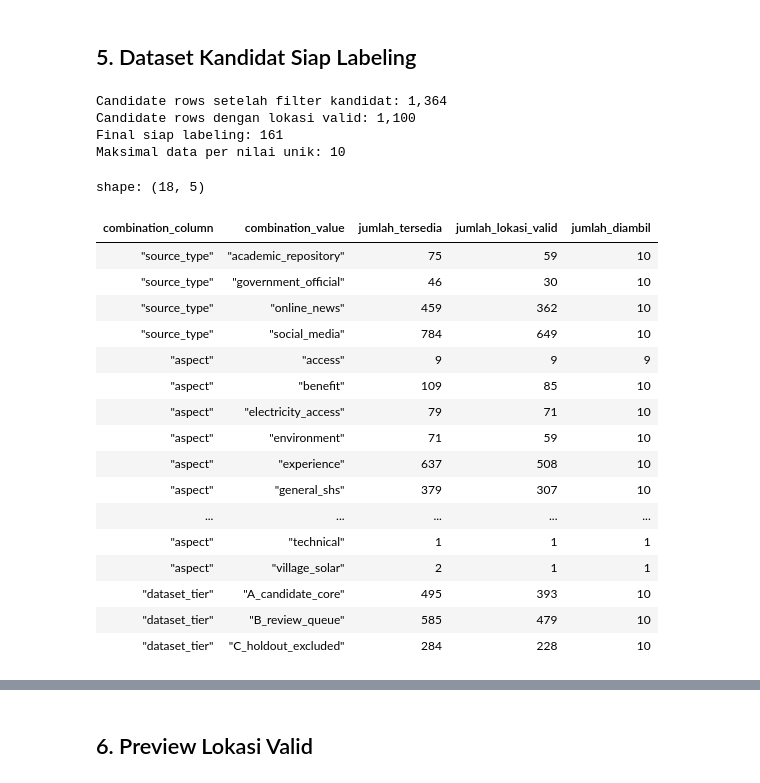
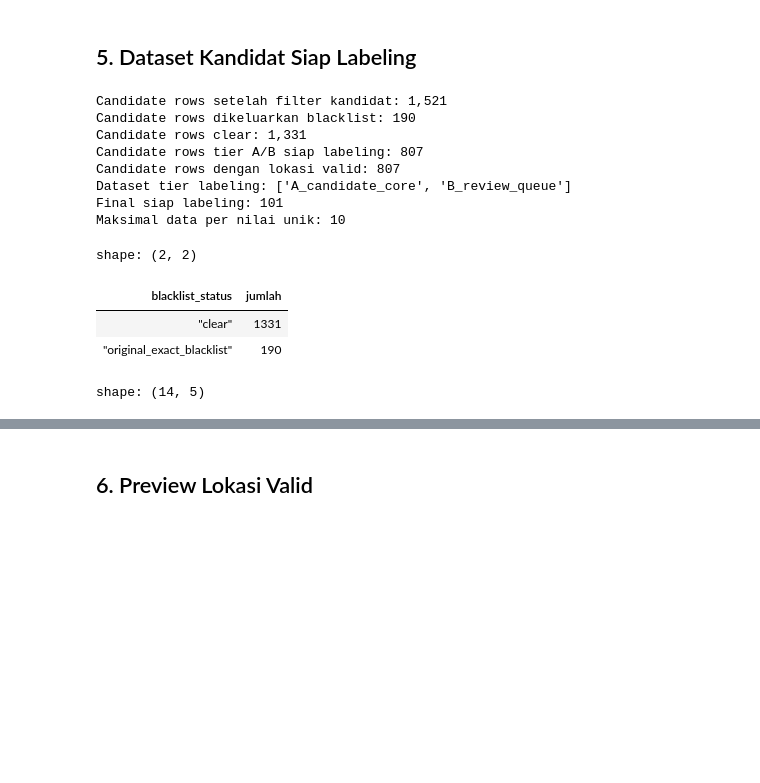
Before and after one commit to dammar01/hybrid-nlp-sentiment-classification, a Jupyter notebook: raw_datasets_processor.ipynb, the cells around one changed output, grey strips where cells are left out. Saved outputs shown, nothing was run; the diff lists cells and outputs as text; code cells hidden in the pictures; blank space fills up the shorter version.

```diff
--- a/raw_datasets_processor.ipynb
+++ b/raw_datasets_processor.ipynb
@@ -194,6 +221,10 @@ shape: (1, 5)
 candidate_df = dataset_service.build_v1_candidate_rows(
     records_df=records_df,
     research_config=research_config,
+)
+candidate_df = dataset_service.enrich_source_blacklist_status(
+    candidate_df,
+    source_blacklist_service,
 )
 
 CANDIDATE_FILTER_CONDITIONS = [
@@ -207,30 +238,40 @@ CANDIDATE_FILTER_CONDITIONS = [
 filtered_candidate_df = apply_filter_conditions(
     candidate_df, CANDIDATE_FILTER_CONDITIONS
 )
+blacklist_audit_df = dataset_service.filter_blacklist_audit_candidates(
+    filtered_candidate_df
+)
+clear_candidate_df = dataset_service.filter_clear_source_candidates(
+    filtered_candidate_df
+)
 
 reference_df = dataset_service.load(REFERENCE_DATASET_PATH)
 expected_columns = list(dataset_service.v1_dataset_columns())
 missing_candidate_columns = [
-    column for column in expected_columns if column not in filtered_candidate_df.columns
+    column for column in expected_columns if column not in clear_candidate_df.columns
 ]
 extra_candidate_columns = [
-    column for column in filtered_candidate_df.columns if column not in expected_columns
+    column for column in clear_candidate_df.columns if column not in expected_columns
 ]
 # %% [markdown]
 ## 5. Dataset Kandidat Siap Labeling
 # %%
 MAX_ROWS_PER_VALUE = 10
+LABELING_DATASET_TIERS = ["A_candidate_core", "B_review_queue"]
 
+labeling_ready_df = dataset_service.filter_labeling_ready_candidates(
+    clear_candidate_df
+)
 labeling_df = dataset_service.build_candidate_labeling_dataset(
-    filtered_candidate_df,
+    labeling_ready_df,
     max_rows_per_value=MAX_ROWS_PER_VALUE,
 )
 
 candidate_combination_df = dataset_service.summarize_candidate_combinations(
-    filtered_candidate_df
+    labeling_ready_df
 ).rename({"jumlah": "jumlah_tersedia"})
 
-valid_location_df = filtered_candidate_df.filter(
+valid_location_df = labeling_ready_df.filter(
     (pl.col("is_specific_location") == True)
     & pl.col("location_source").is_in(["text", "query"])
 )
@@ -241,51 +282,53 @@ valid_location_combination_df = dataset_service.summarize_candidate_combinations
 labeling_combination_df = dataset_service.summarize_labeling_selection_buckets(
     labeling_df
 ).rename({"jumlah": "jumlah_diambil"})
 
 combination_audit_df = (
     candidate_combination_df
     .join(
         valid_location_combination_df,
         on=["combination_column", "combination_value"],
         how="left",
     )
     .join(
         labeling_combination_df,
         on=["combination_column", "combination_value"],
         how="left",
     )
     .with_columns(
         pl.col("jumlah_lokasi_valid").fill_null(0).cast(pl.Int64),
         pl.col("jumlah_diambil").fill_null(0).cast(pl.Int64),
     )
 )
 
+blacklist_status_distribution_df = (
+    filtered_candidate_df.group_by("blacklist_status")
+    .agg(pl.len().alias("jumlah"))
+    .sort("jumlah", descending=True)
+)
+
 print(f"Candidate rows setelah filter kandidat: {filtered_candidate_df.height:,}")
+print(f"Candidate rows dikeluarkan blacklist: {blacklist_audit_df.height:,}")
+print(f"Candidate rows clear: {clear_candidate_df.height:,}")
+print(f"Candidate rows tier A/B siap labeling: {labeling_ready_df.height:,}")
 print(f"Candidate rows dengan lokasi valid: {valid_location_df.height:,}")
+print(f"Dataset tier labeling: {LABELING_DATASET_TIERS}")
 print(f"Final siap labeling: {labeling_df.height:,}")
 print(f"Maksimal data per nilai unik: {MAX_ROWS_PER_VALUE}")
 
+display(blacklist_status_distribution_df)
 display(combination_audit_df)
 # %% [output]
-Candidate rows setelah filter kandidat: 1,364
-Candidate rows dengan lokasi valid: 1,100
-Final siap labeling: 161
+Candidate rows setelah filter kandidat: 1,521
+Candidate rows dikeluarkan blacklist: 190
+Candidate rows clear: 1,331
+Candidate rows tier A/B siap labeling: 807
+Candidate rows dengan lokasi valid: 807
+Dataset tier labeling: ['A_candidate_core', 'B_review_queue']
+Final siap labeling: 101
 Maksimal data per nilai unik: 10
-shape: (18, 5)
+shape: (2, 2)
-| combination_column | combination_value | jumlah_tersedia | jumlah_lokasi_valid | jumlah_diambil |
-| "source_type" | "academic_repository" | 75 | 59 | 10 |
-| "source_type" | "government_official" | 46 | 30 | 10 |
-| "source_type" | "online_news" | 459 | 362 | 10 |
-| "source_type" | "social_media" | 784 | 649 | 10 |
-| "aspect" | "access" | 9 | 9 | 9 |
-| "aspect" | "benefit" | 109 | 85 | 10 |
-| "aspect" | "electricity_access" | 79 | 71 | 10 |
-| "aspect" | "environment" | 71 | 59 | 10 |
-| "aspect" | "experience" | 637 | 508 | 10 |
-| "aspect" | "general_shs" | 379 | 307 | 10 |
-| ... | ... | ... | ... | ... |
-| "aspect" | "technical" | 1 | 1 | 1 |
-| "aspect" | "village_solar" | 2 | 1 | 1 |
-| "dataset_tier" | "A_candidate_core" | 495 | 393 | 10 |
-| "dataset_tier" | "B_review_queue" | 585 | 479 | 10 |
-| "dataset_tier" | "C_holdout_excluded" | 284 | 228 | 10 |
+| blacklist_status | jumlah |
+| "clear" | 1331 |
+| "original_exact_blacklist" | 190 |
+shape: (14, 5)
```
Also changed, not shown: parts of 8 cells of this notebook, 6 other files.
